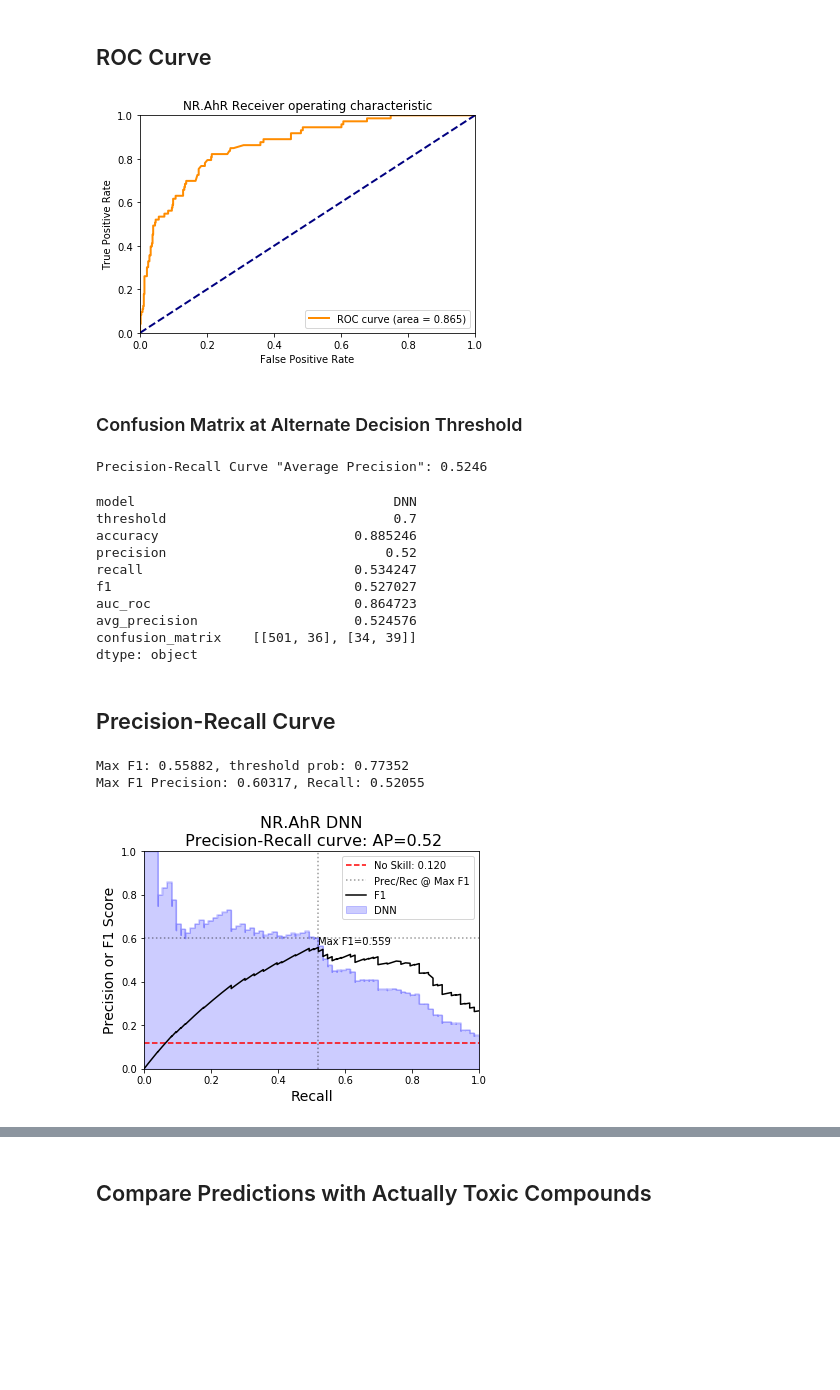
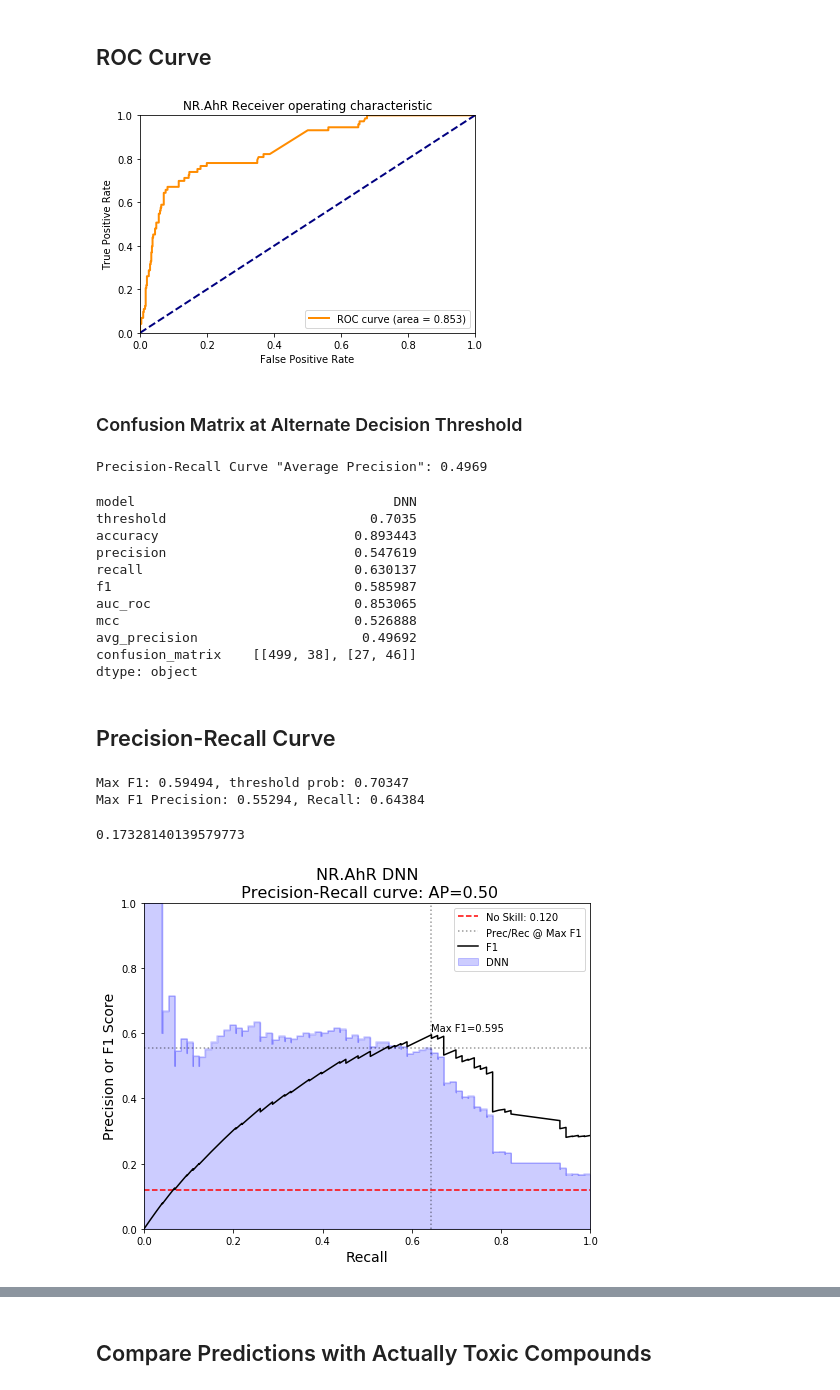
Before and after one commit to spdavern/metis_project5, a Jupyter notebook: single_task_dnn_base.ipynb, the cells around one changed output, grey strips where cells are left out. Saved outputs shown, nothing was run; the diff lists cells and outputs as text; code cells hidden in the pictures; blank space fills up the shorter version.

```diff
--- a/single_task_dnn_base.ipynb
+++ b/single_task_dnn_base.ipynb
@@ -320,4 +321,4 @@ keras.__version__
 # %%
 target = 'NR.PPAR.gamma'
 target = 'NR.AhR'
-DNN = read_model(target,'DNN0.h5')
+DNN = read_model(target,'DNN_modT0.h5')
@@ -365,11 +385,11 @@ plt.title(target+' Receiver operating characteristic')
 plt.legend(loc="lower right")
 plt.show()
 # %% [output]
-[figure, old version]
+[figure, new version]
 # %% [markdown]
 ### Confusion Matrix at Alternate Decision Threshold
 # %%
-decision_threshold = 0.7
+decision_threshold = 0.7035
 y_testing=y_te[target][rows_te]
 y_hat_testing_adj=adjusted_classes(p_te,decision_threshold)
 print('Precision-Recall Curve "Average Precision": %0.4f' %average_precision)
@@ -377,16 +397,17 @@ mv=evaluate_model_predictions(target,'DNN',decision_threshold,y_testing,y_hat_te
                               auc_te,average_precision)
 mv
 # %% [output]
-Precision-Recall Curve "Average Precision": 0.5246
+Precision-Recall Curve "Average Precision": 0.4969
 model                                 DNN
-threshold                             0.7
-accuracy                         0.885246
-precision                            0.52
-recall                           0.534247
-f1                               0.527027
-auc_roc                          0.864723
-avg_precision                    0.524576
-confusion_matrix    [[501, 36], [34, 39]]
+threshold                          0.7035
+accuracy                         0.893443
+precision                        0.547619
+recall                           0.630137
+f1                               0.585987
+auc_roc                          0.853065
+mcc                              0.526888
+avg_precision                     0.49692
+confusion_matrix    [[499, 38], [27, 46]]
 dtype: object
 # %% [markdown]
 ## Precision-Recall Curve
@@ -400,5 +421,9 @@ m_thresh = thresholds[m_idx]
 print('Max F1: %0.5f, threshold prob: %0.5f' % (f1[m_idx], m_thresh))
 print('Max F1 Precision: %0.5f, Recall: %0.5f' % (precision[m_idx],recall[m_idx]))
 # %% [output]
-Max F1: 0.55882, threshold prob: 0.77352
-Max F1 Precision: 0.60317, Recall: 0.52055
+Max F1: 0.59494, threshold prob: 0.70347
+Max F1 Precision: 0.55294, Recall: 0.64384
+# %%
+thresholds[0]
+# %% [output]
+0.17328140139579773
@@ -405,27 +435,28 @@ Max F1 Precision: 0.60317, Recall: 0.52055
 # %%
 import matplotlib.pyplot as plt
 %matplotlib inline
 no_skill = len(y_testing[y_testing==1]) / len(y_testing)
-fig = plt.figure()
+fig = plt.figure(figsize=[8,8*4.8/6.4])
 plt.step(recall, precision, color='b', alpha=0.2, where='post')
 plt.fill_between(recall, precision, step='post', alpha=0.2, color='b',\
                  label='DNN')
 plt.plot([0, 1], [no_skill, no_skill], color='r', linestyle='--', label='No Skill:'+' %0.3f' % no_skill)
 plt.plot([0, 1], [precision[m_idx],precision[m_idx]], color='k', alpha=0.4, linestyle=':')
 plt.plot([recall[m_idx],recall[m_idx]],[0, 1], color='k', alpha=0.4,linestyle=':',\
          label='Prec/Rec @ Max F1')
 plt.text(recall[m_idx], f1[m_idx]+0.01, 'Max F1={0:0.3f}'.format(f1[m_idx]))
 plt.plot(recall,f1,color='k',label='F1')
+# plt.plot(recall,mccs,label="Matthew's Corr Coef")
 plt.xlabel('Recall', fontsize=14)
 plt.ylabel('Precision or F1 Score', fontsize=14)
 plt.ylim([0.0, 1.0])
 plt.xlim([0.0, 1.0])
 plt.legend()
 title=target+' DNN\n Precision-Recall curve: AP={0:0.2f}'.format(
           average_precision)
 plt.title(title, fontsize=16);
-# fig.savefig('./reports/figures/'+target+'_DNN_PrecisionRecallCurve.svg',\
-#             format='svg', dpi=1200, transparent=True, bbox_inches = "tight");
+fig.savefig('./reports/figures/'+target+'_DNN_PrecisionRecallCurve2.svg',\
+            format='svg', dpi=1200, transparent=True, bbox_inches = "tight");
 # %% [output]
-[figure, old version]
+[figure, new version]
 # %%
```
Also changed, not shown: parts of 8 cells of this notebook, 7 other files.
